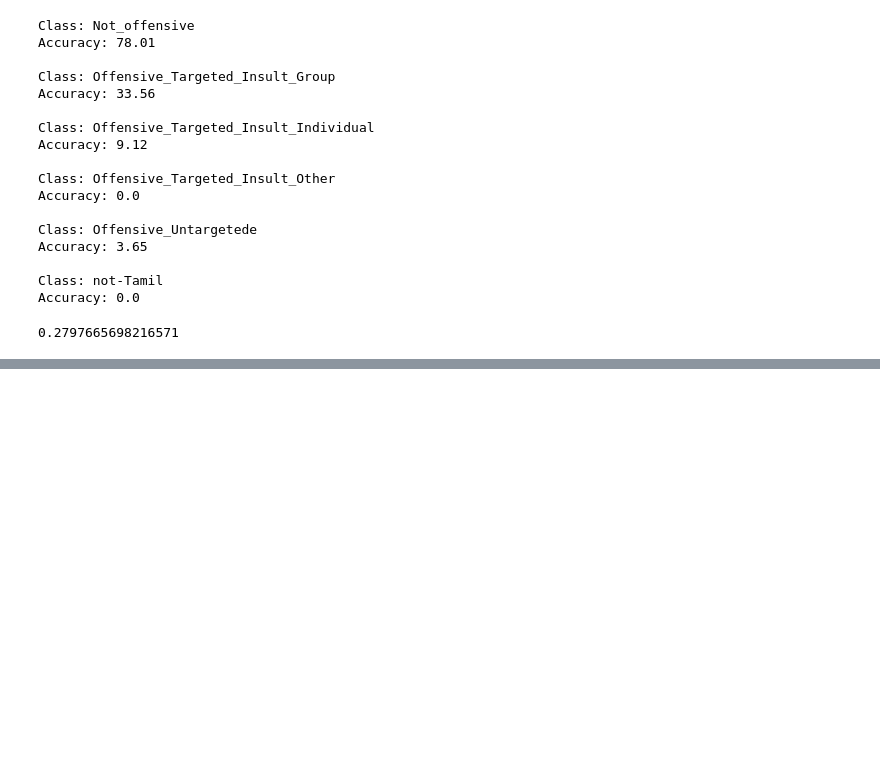
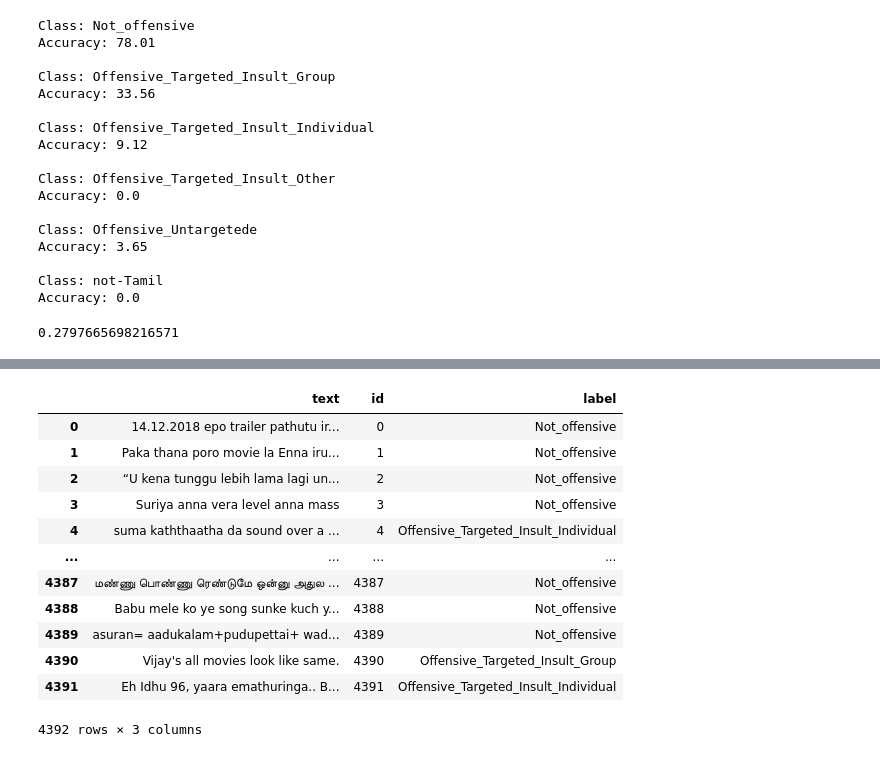
Before and after one commit to hariketsheth/Offensive-Span-Identification-in-Tamil---RANLP-2023, a Jupyter notebook: Notebooks/RANLP2023_OffensiveLanguage_OptimizedBERT_Dravid_Tamil.ipynb, the cells around one changed output, grey strips where cells are left out. Cells and saved outputs as stored; diff of their text form; code cells hidden in the pictures; blank space fills up the shorter version.

```diff
--- a/Notebooks/RANLP2023_OffensiveLanguage_OptimizedBERT_Dravid_Tamil.ipynb
+++ b/Notebooks/RANLP2023_OffensiveLanguage_OptimizedBERT_Dravid_Tamil.ipynb
@@ -1157,0 +1492,7 @@ f1_score_func(predictions,true_labels,average='macro')
+# %%
+df_new = pd.DataFrame({
+    'id':y_ids,
+    'label':le.inverse_transform(y_preds)
+})
+# %%
+test_df['id'] = test_df.index
@@ -1157,0 +1531,17 @@ f1_score_func(predictions,true_labels,average='macro')
+# %%
+df_f = pd.merge(test_df,df_new,on = 'id')
+df_f
+# %% [output]
+|  | text | id | label |
+| 0 | 14.12.2018 epo trailer pathutu ir... | 0 | Not_offensive |
+| 1 | Paka thana poro movie la Enna iru... | 1 | Not_offensive |
+| 2 | “U kena tunggu lebih lama lagi un... | 2 | Not_offensive |
+| 3 | Suriya anna vera level anna mass | 3 | Not_offensive |
+| 4 | suma kaththaatha da sound over a ... | 4 | Offensive_Targeted_Insult_Individual |
+| ... | ... | ... | ... |
+| 4387 | மண்ணு பொண்ணு ரெண்டுமே ஒன்னு அதுல ... | 4387 | Not_offensive |
+| 4388 | Babu mele ko ye song sunke kuch y... | 4388 | Not_offensive |
+| 4389 | asuran= aadukalam+pudupettai+ wad... | 4389 | Not_offensive |
+| 4390 | Vijay's all movies look like same. | 4390 | Offensive_Targeted_Insult_Group |
+| 4391 | Eh Idhu 96, yaara emathuringa.. B... | 4391 | Offensive_Targeted_Insult_Individual |
+4392 rows × 3 columns
```
Also changed, not shown: parts of 33 cells of this notebook.
